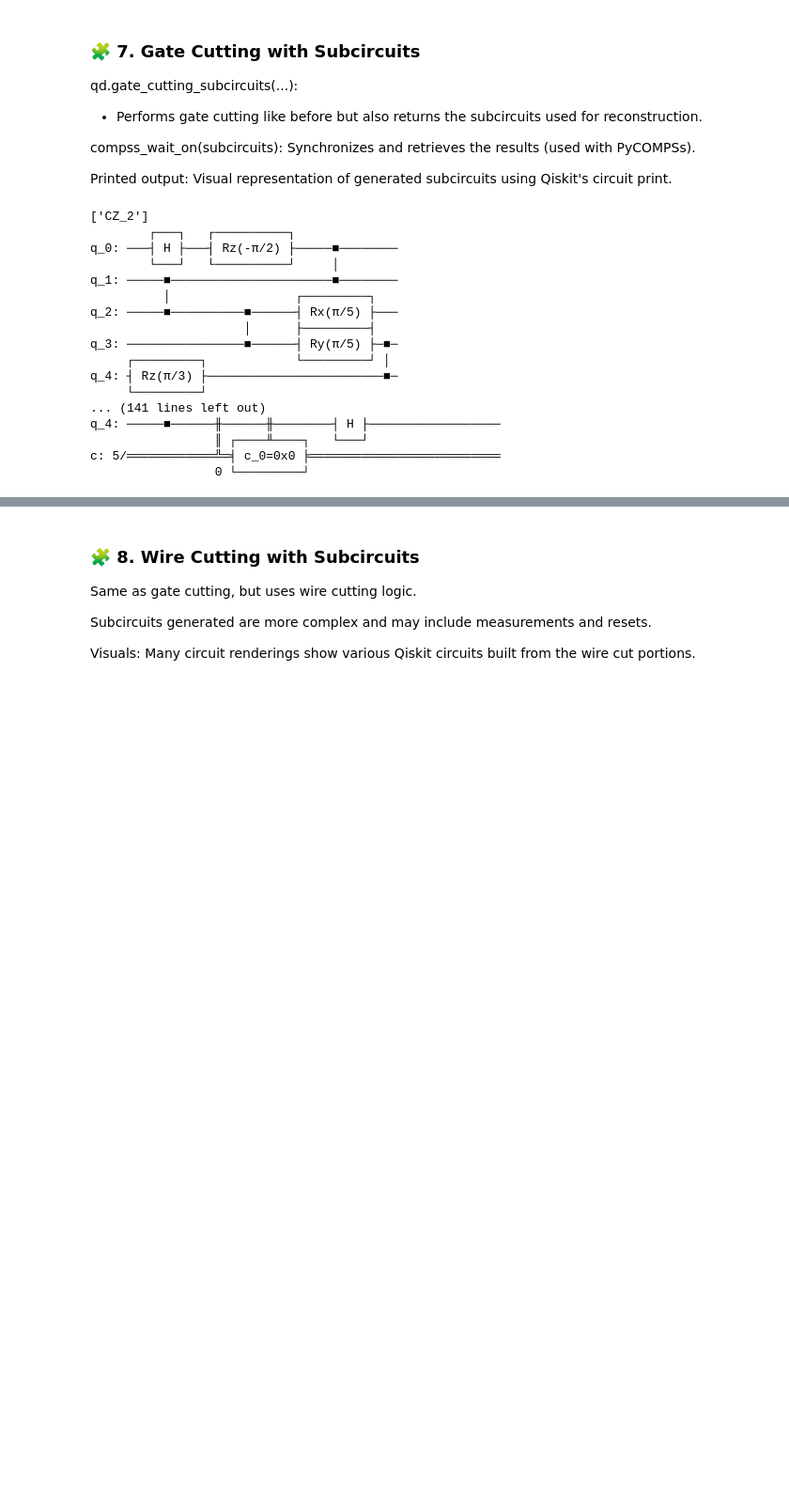
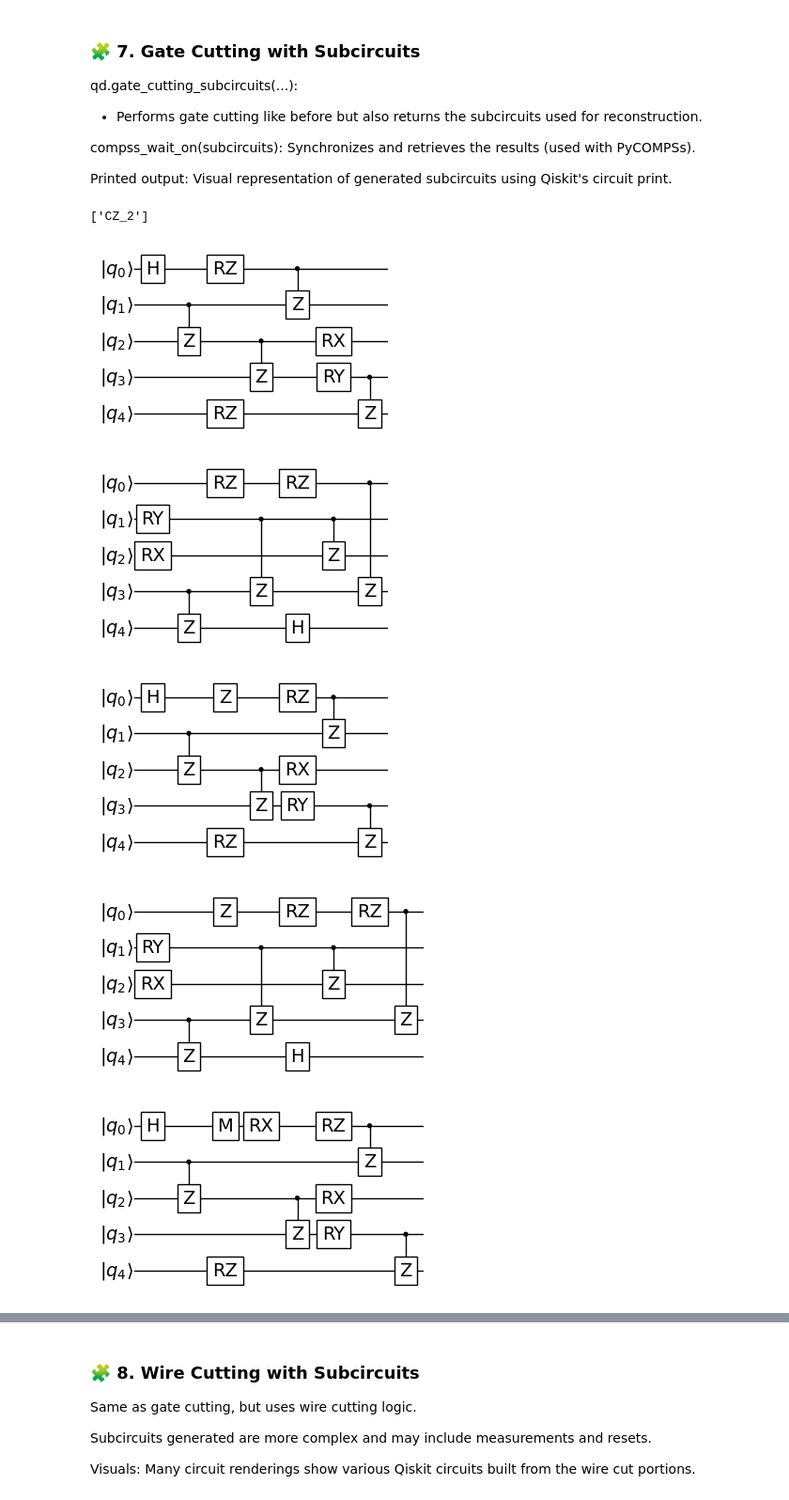
Before and after one commit to bsc-wdc/qdislib, a Jupyter notebook: notebooks/Qdislib_Notebook.ipynb, the cells around one changed output, grey strips where cells are left out. Shown at 94% size. Cells and saved outputs as stored; diff of their text form; code cells hidden in the pictures; blank space fills up the shorter version.

```diff
--- a/notebooks/Qdislib_Notebook.ipynb
+++ b/notebooks/Qdislib_Notebook.ipynb
@@ -220,29 +205,19 @@ Printed output: Visual representation of generated subcircuits using Qiskit's ci
 # %%
 circuit = entire_circuit()
 
 cut = qd.find_cut(circuit)
 print(cut)
-subcircuits = qd.gate_cutting_subcircuits(circuit,cut)
+subcircuits = qd.gate_cutting_subcircuits(circuit, cut, "qibo")
 
 subcircuits = compss_wait_on(subcircuits)
 
 for subcirc in subcircuits:
-    print(subcirc)
+    #print(subcirc)
+    plot_circuit(subcirc, scale = 0.5);
 # %% [output]
 ['CZ_2']
-        ┌───┐   ┌──────────┐
-q_0: ───┤ H ├───┤ Rz(-π/2) ├─────■────────
-        └───┘   └──────────┘     │
-q_1: ─────■──────────────────────■────────
-          │                 ┌─────────┐
-q_2: ─────■──────────■──────┤ Rx(π/5) ├───
-                     │      ├─────────┤
-q_3: ────────────────■──────┤ Ry(π/5) ├─■─
-     ┌─────────┐            └─────────┘ │
-q_4: ┤ Rz(π/3) ├────────────────────────■─
-     └─────────┘
-... (141 lines left out)
-q_4: ─────■──────╫──────╫────────┤ H ├──────────────────
-                 ║ ┌────╨────┐   └───┘
-c: 5/════════════╩═╡ c_0=0x0 ╞══════════════════════════
-                 0 └─────────┘
+[figure, added]
+[figure, added]
+[figure, added]
+[figure, added]
+[figure, added]
```
Also changed, not shown: parts of 8 cells of this notebook, 2 other files.
